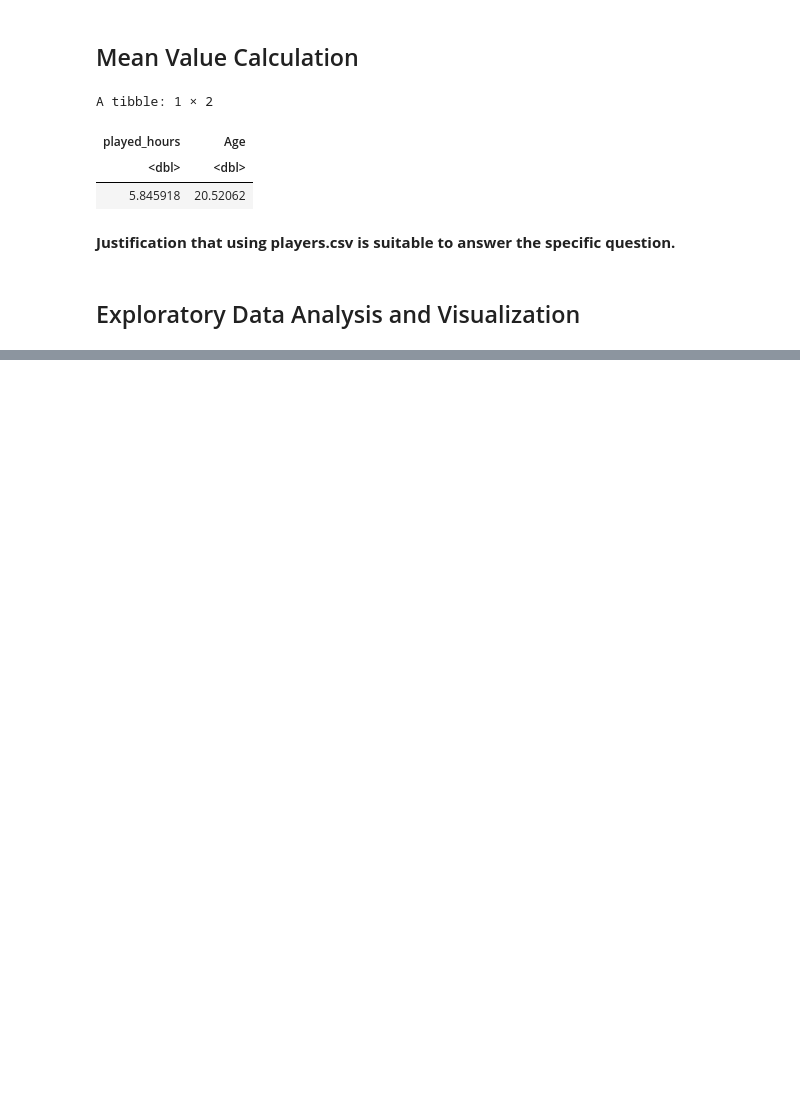
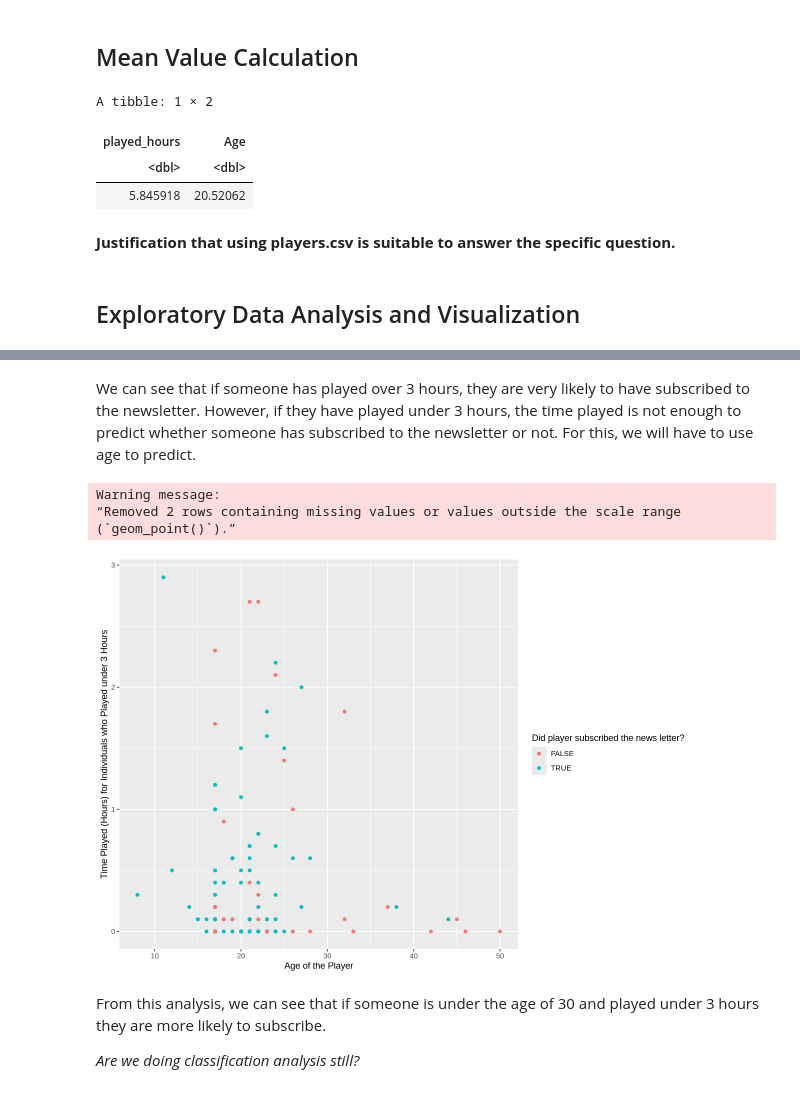
Before and after one commit to svipond2/dscigroupproject2, a Jupyter notebook: project2.ipynb, the cells around one changed output, grey strips where cells are left out. Saved outputs shown, nothing was run; the diff lists cells and outputs as text; code cells hidden in the pictures; blank space fills up the shorter version.

```diff
--- a/project2.ipynb
+++ b/project2.ipynb
@@ -141,0 +208,18 @@ played_hours_plot
+# %% [markdown]
+We can see that if someone has played over 3 hours, they are very likely to have subscribed to the newsletter. However, if they have played under 3 hours, the time played is not enough to predict whether someone has subscribed to the newsletter or not. For this, we will have to use age to predict.
+# %%
+hours_age_small_plot <- players_separate_1|>
+                        ggplot(aes(x=Age, y=played_hours, colour=subscribe))+
+                        geom_point()+
+                        labs(x="Age of the Player", y="Time Played (Hours) for Individuals who Played under 3 Hours", colour="Did player subscribed the news letter?")
+
+hours_age_small_plot
+# %% [output]
+Warning message:
+“Removed 2 rows containing missing values or values outside the scale range
+(`geom_point()`).”
+[figure, added]
+# %% [markdown]
+From this analysis, we can see that if someone is under the age of 30 and played under 3 hours they are more likely to subscribe.
+
+*Are we doing classification analysis still?*
```
Also changed, not shown: parts of 6 cells of this notebook.
